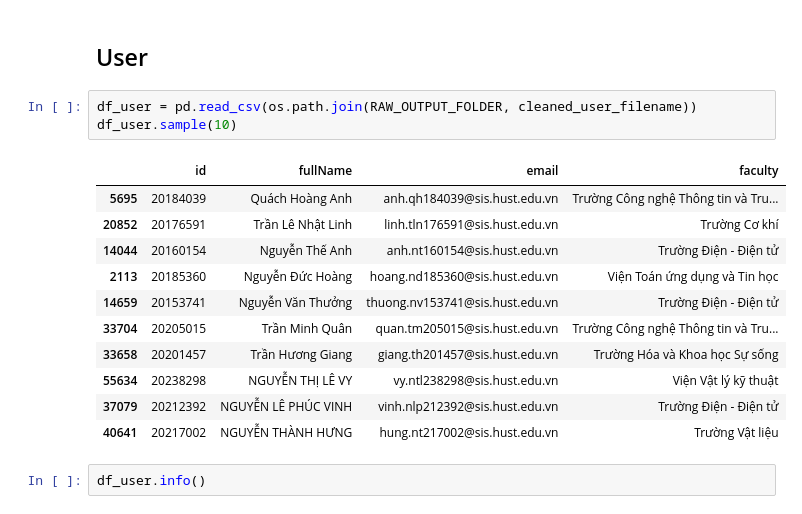
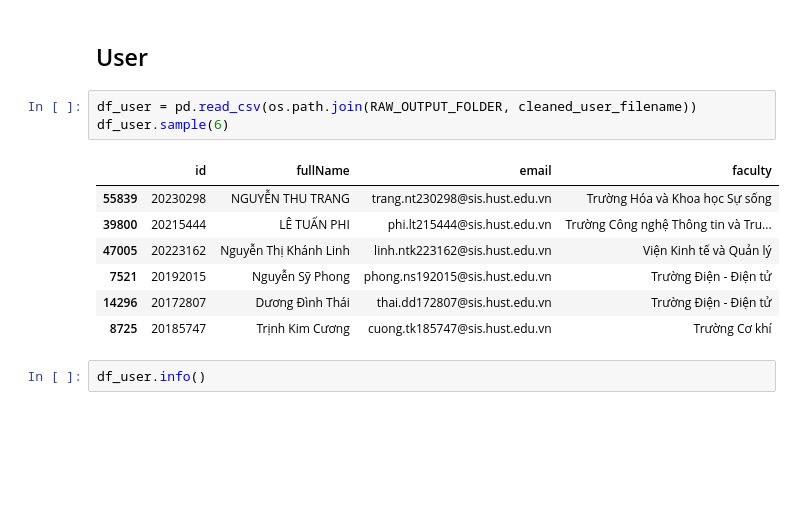
Before and after one commit to qducnguyen/reHUSTER-ctsv, a Jupyter notebook: notebooks/3_eda.ipynb, the cells around one changed output. Saved outputs shown, nothing was run; the diff lists cells and outputs as text; blank space fills up the shorter version.

```diff
--- a/notebooks/3_eda.ipynb
+++ b/notebooks/3_eda.ipynb
@@ -14,19 +14,15 @@ import seaborn as sns
 ## User
 # %%
 df_user = pd.read_csv(os.path.join(RAW_OUTPUT_FOLDER, cleaned_user_filename))
-df_user.sample(10)
+df_user.sample(6)
 # %% [output]
 |  | id | fullName | email | faculty |
-| 5695 | 20184039 | Quách Hoàng Anh | anh.qh184039@sis.hust.edu.vn | Trường Công nghệ Thông tin và Tru... |
-| 20852 | 20176591 | Trần Lê Nhật Linh | linh.tln176591@sis.hust.edu.vn | Trường Cơ khí |
-| 14044 | 20160154 | Nguyễn Thế Anh | anh.nt160154@sis.hust.edu.vn | Trường Điện - Điện tử |
-| 2113 | 20185360 | Nguyễn Đức Hoàng | hoang.nd185360@sis.hust.edu.vn | Viện Toán ứng dụng và Tin học |
-| 14659 | 20153741 | Nguyễn Văn Thưởng | thuong.nv153741@sis.hust.edu.vn | Trường Điện - Điện tử |
-| 33704 | 20205015 | Trần Minh Quân | quan.tm205015@sis.hust.edu.vn | Trường Công nghệ Thông tin và Tru... |
-| 33658 | 20201457 | Trần Hương Giang | giang.th201457@sis.hust.edu.vn | Trường Hóa và Khoa học Sự sống |
-| 55634 | 20238298 | NGUYỄN THỊ LÊ VY | vy.ntl238298@sis.hust.edu.vn | Viện Vật lý kỹ thuật |
-| 37079 | 20212392 | NGUYỄN LÊ PHÚC VINH | vinh.nlp212392@sis.hust.edu.vn | Trường Điện - Điện tử |
-| 40641 | 20217002 | NGUYỄN THÀNH HƯNG | hung.nt217002@sis.hust.edu.vn | Trường Vật liệu |
+| 55839 | 20230298 | NGUYỄN THU TRANG | trang.nt230298@sis.hust.edu.vn | Trường Hóa và Khoa học Sự sống |
+| 39800 | 20215444 | LÊ TUẤN PHI | phi.lt215444@sis.hust.edu.vn | Trường Công nghệ Thông tin và Tru... |
+| 47005 | 20223162 | Nguyễn Thị Khánh Linh | linh.ntk223162@sis.hust.edu.vn | Viện Kinh tế và Quản lý |
+| 7521 | 20192015 | Nguyễn Sỹ Phong | phong.ns192015@sis.hust.edu.vn | Trường Điện - Điện tử |
+| 14296 | 20172807 | Dương Đình Thái | thai.dd172807@sis.hust.edu.vn | Trường Điện - Điện tử |
+| 8725 | 20185747 | Trịnh Kim Cương | cuong.tk185747@sis.hust.edu.vn | Trường Cơ khí |
 # %%
 df_user.info()
 # %% [output]
```
Also changed, not shown: parts of 24 cells of this notebook.
